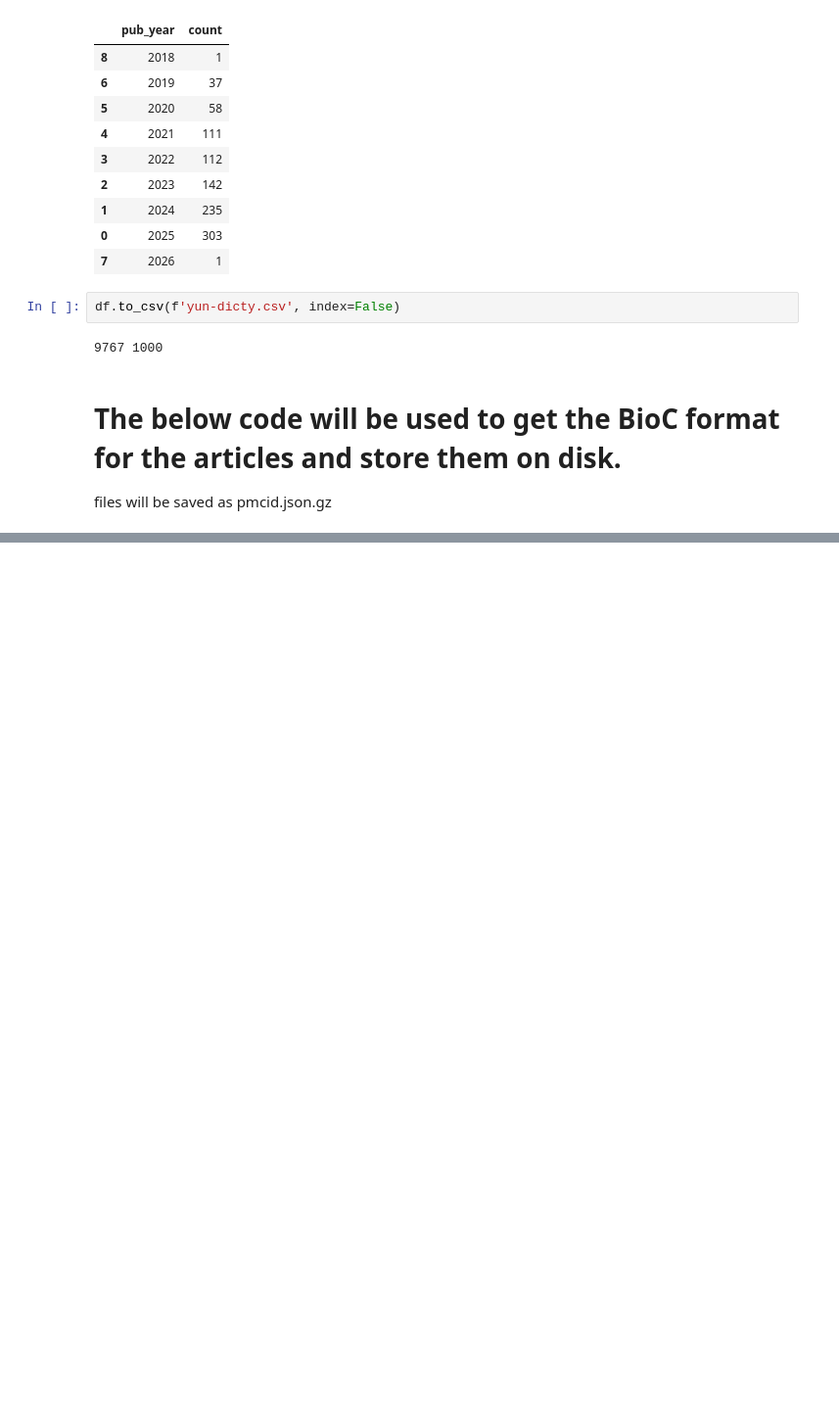
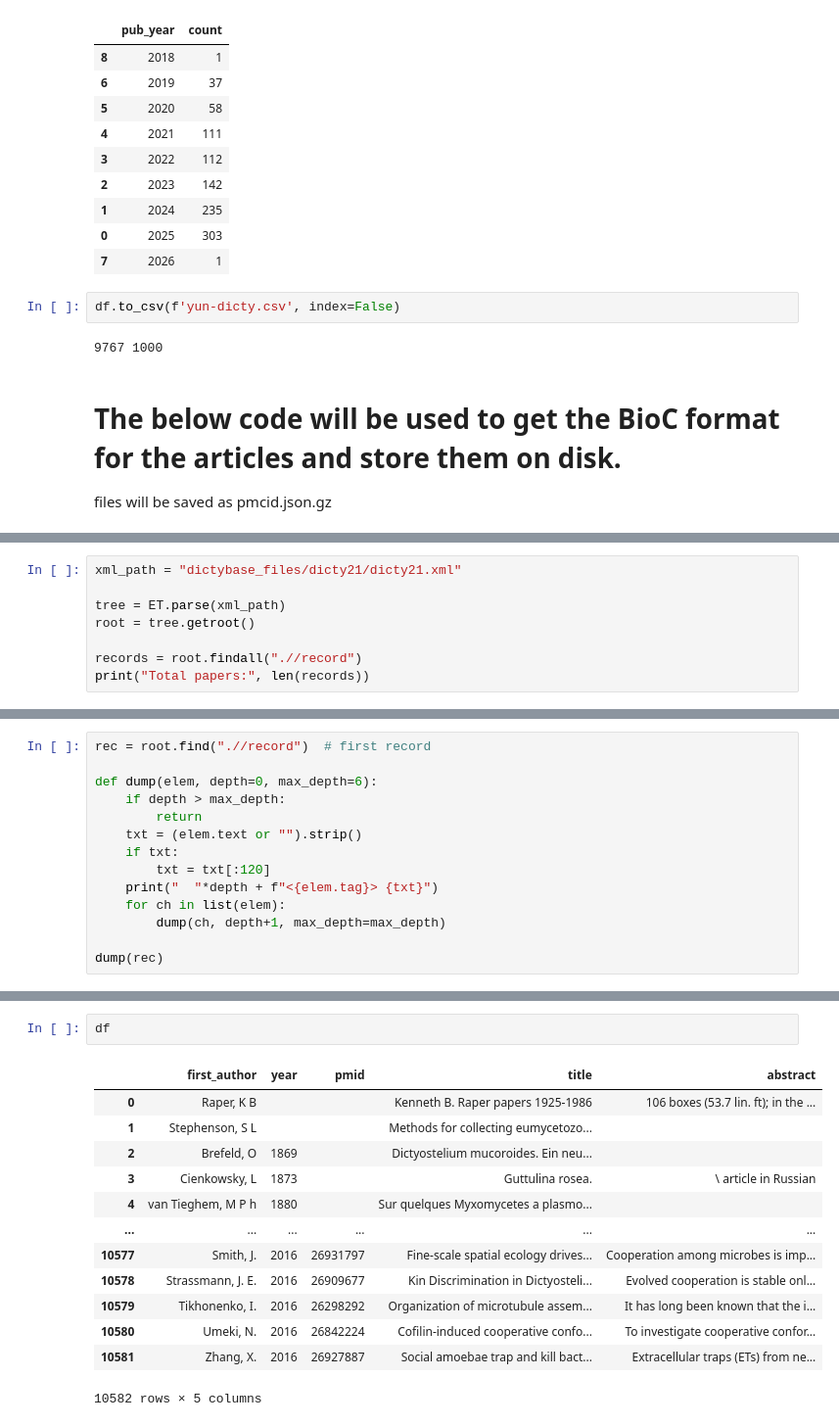
Before and after one commit to fulaibaowang/dictycite, a Jupyter notebook: get_dicty_literatures.ipynb, the cells around one changed output, grey strips where cells are left out. Shown at 98% size. Cells and saved outputs as stored; diff of their text form; blank space fills up the shorter version.

```diff
--- a/get_dicty_literatures.ipynb
+++ b/get_dicty_literatures.ipynb
@@ -215,0 +226,8 @@ PMC12362907 saved
+# %%
+xml_path = "dictybase_files/dicty21/dicty21.xml"
+
+tree = ET.parse(xml_path)
+root = tree.getroot()
+
+records = root.findall(".//record")
+print("Total papers:", len(records))
@@ -215,0 +236,14 @@ PMC12362907 saved
+# %%
+rec = root.find(".//record")  # first record
+
+def dump(elem, depth=0, max_depth=6):
+    if depth > max_depth:
+        return
+    txt = (elem.text or "").strip()
+    if txt:
+        txt = txt[:120]
+    print("  "*depth + f"<{elem.tag}> {txt}")
+    for ch in list(elem):
+        dump(ch, depth+1, max_depth=max_depth)
+
+dump(rec)
@@ -215,0 +345,16 @@ PMC12362907 saved
+# %%
+df
+# %% [output]
+|  | first_author | year | pmid | title | abstract |
+| 0 | Raper, K B |  |  | Kenneth B. Raper papers 1925-1986 | 106 boxes (53.7 lin. ft); in the ... |
+| 1 | Stephenson, S L |  |  | Methods for collecting eumycetozo... |  |
+| 2 | Brefeld, O | 1869 |  | Dictyostelium mucoroides. Ein neu... |  |
+| 3 | Cienkowsky, L | 1873 |  | Guttulina rosea. | \ article in Russian |
+| 4 | van Tieghem, M P h | 1880 |  | Sur quelques Myxomycetes a plasmo... |  |
+| ... | ... | ... | ... | ... | ... |
+| 10577 | Smith, J. | 2016 | 26931797 | Fine-scale spatial ecology drives... | Cooperation among microbes is imp... |
+| 10578 | Strassmann, J. E. | 2016 | 26909677 | Kin Discrimination in Dictyosteli... | Evolved cooperation is stable onl... |
+| 10579 | Tikhonenko, I. | 2016 | 26298292 | Organization of microtubule assem... | It has long been known that the i... |
+| 10580 | Umeki, N. | 2016 | 26842224 | Cofilin-induced cooperative confo... | To investigate cooperative confor... |
+| 10581 | Zhang, X. | 2016 | 26927887 | Social amoebae trap and kill bact... | Extracellular traps (ETs) from ne... |
+10582 rows × 5 columns
```
Also changed, not shown: parts of 21 cells of this notebook.
